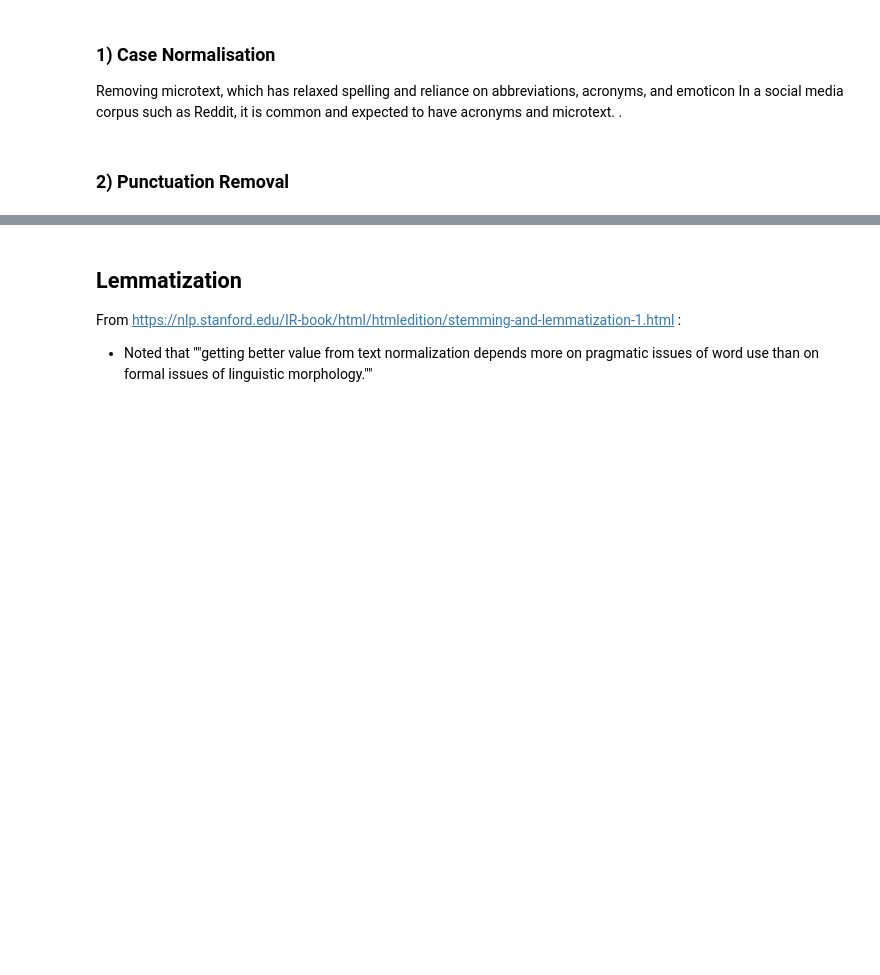
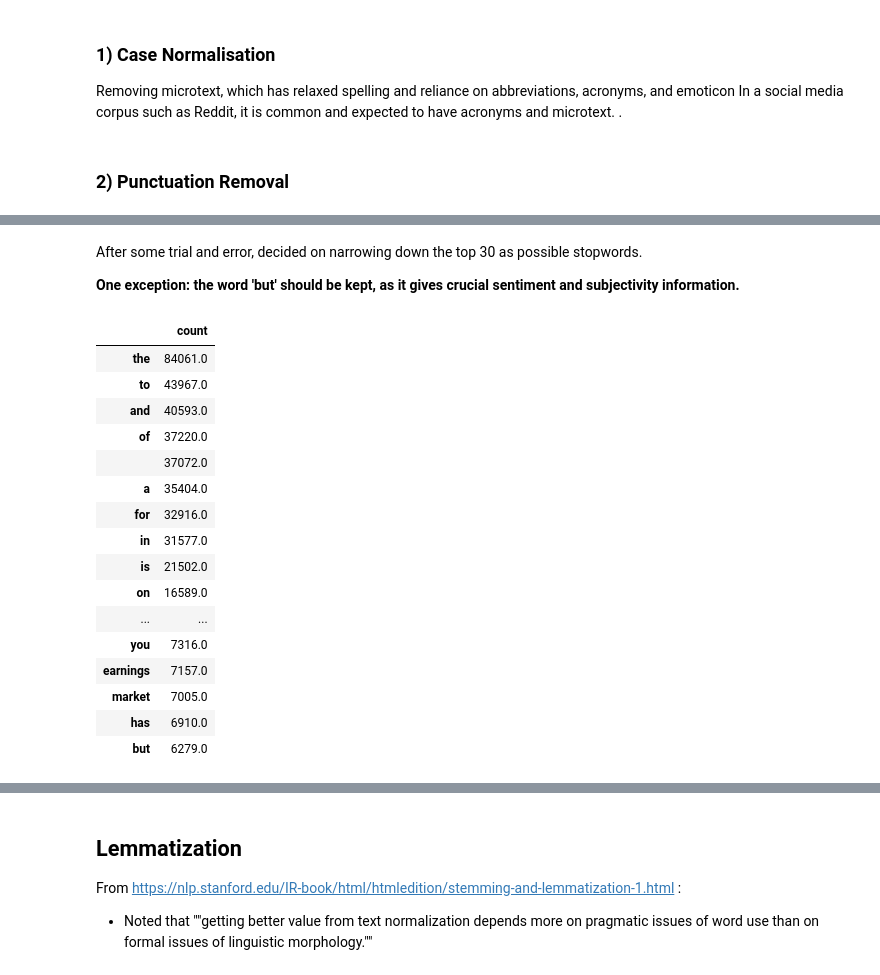
Before and after one commit to IngaleOmkar/Information-Retrieval, a Jupyter notebook: classification/classification pipeline.ipynb, the cells around one changed output, grey strips where cells are left out. Cells and saved outputs as stored; diff of their text form; code cells hidden in the pictures; blank space fills up the shorter version.

```diff
--- a/classification/classification pipeline.ipynb
+++ b/classification/classification pipeline.ipynb
@@ -79,0 +154,26 @@ AttributeError: 'Series' object has no attribute 'columns'
+# %% [markdown]
+After some trial and error, decided on narrowing down the top 30 as possible stopwords.
+
+
+**One exception: the word 'but' should be kept, as it gives crucial sentiment and subjectivity information.**
+# %%
+stopwords = final_df[:30]
+stopwords
+# %% [output]
+|  | count |
+| the | 84061.0 |
+| to | 43967.0 |
+| and | 40593.0 |
+| of | 37220.0 |
+|  | 37072.0 |
+| a | 35404.0 |
+| for | 32916.0 |
+| in | 31577.0 |
+| is | 21502.0 |
+| on | 16589.0 |
+| ... | ... |
+| you | 7316.0 |
+| earnings | 7157.0 |
+| market | 7005.0 |
+| has | 6910.0 |
+| but | 6279.0 |
```
Also changed, not shown: parts of 31 cells of this notebook, 5 other files.
